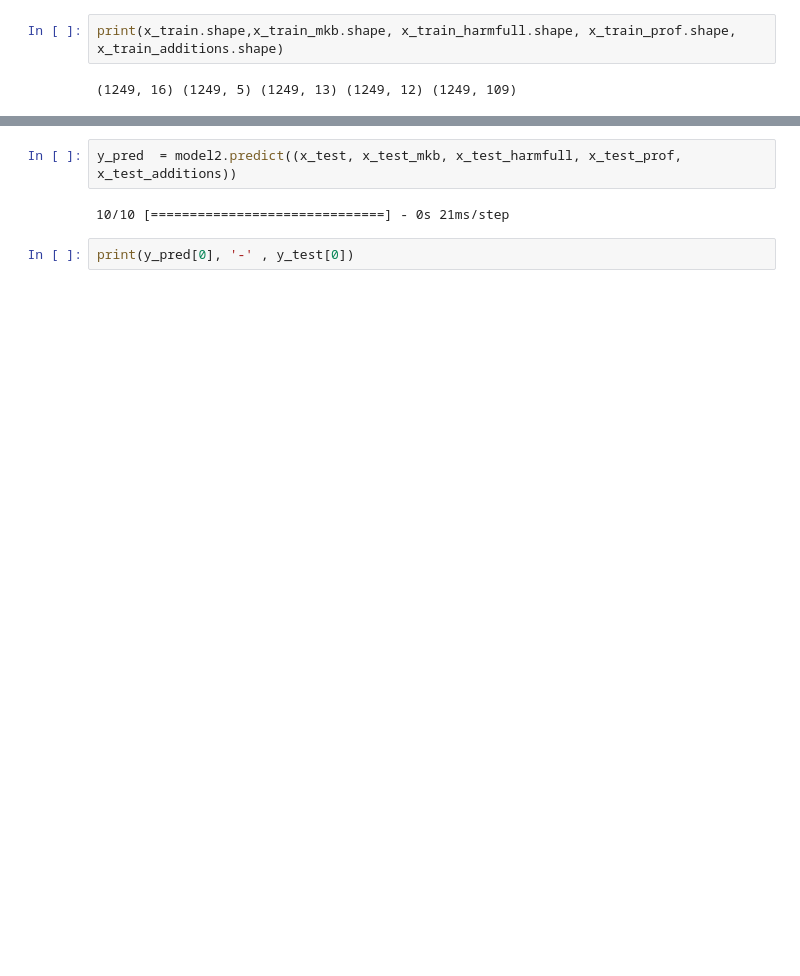
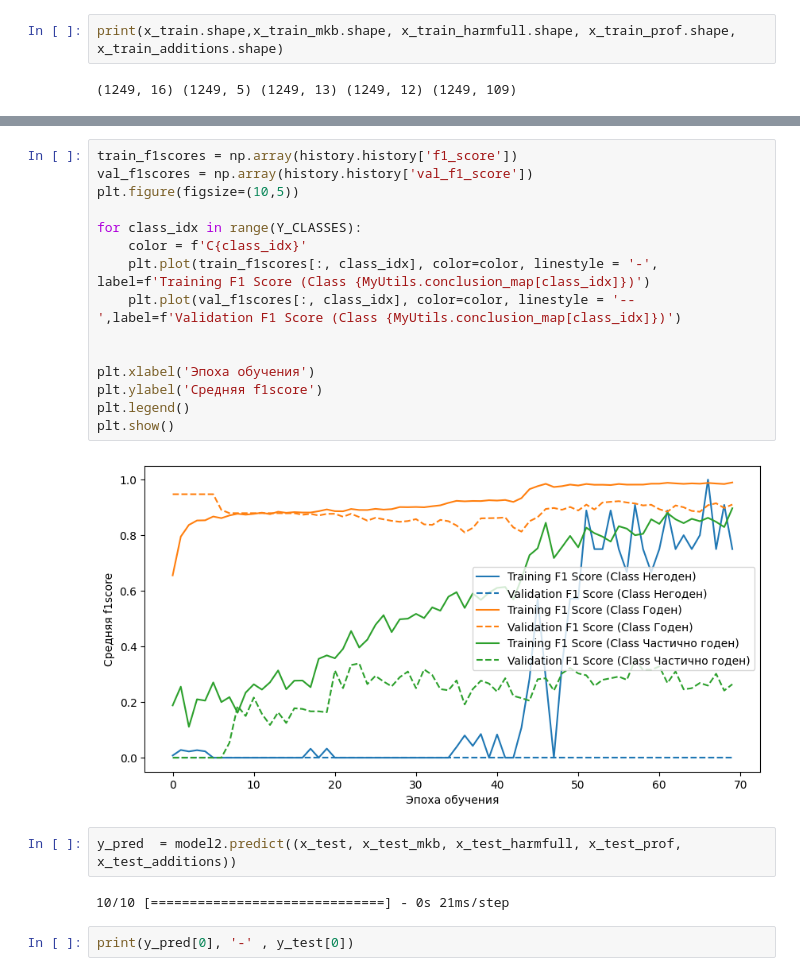
Before and after one commit to Untick/InspectrumClinic_RecSys, a Jupyter notebook: Paul Himyak/main_25_05.ipynb, the cells around one changed output, grey strips where cells are left out. Saved outputs shown, nothing was run; the diff lists cells and outputs as text; blank space fills up the shorter version.

```diff
--- a/Paul Himyak/main_25_05.ipynb
+++ b/Paul Himyak/main_25_05.ipynb
@@ -602,3 +576,20 @@ compare_sharp_loss(history, 10, 4)
+# %%
+train_f1scores = np.array(history.history['f1_score'])
+val_f1scores = np.array(history.history['val_f1_score'])
+plt.figure(figsize=(10,5))
+
+for class_idx in range(Y_CLASSES):
+    color = f'C{class_idx}'
+    plt.plot(train_f1scores[:, class_idx], color=color, linestyle = '-', label=f'Training F1 Score (Class {MyUtils.conclusion_map[class_idx]})')
+    plt.plot(val_f1scores[:, class_idx], color=color, linestyle = '--',label=f'Validation F1 Score (Class {MyUtils.conclusion_map[class_idx]})')
+
+
+plt.xlabel('Эпоха обучения')
+plt.ylabel('Средняя f1score')
+plt.legend()
+plt.show()
+# %% [output]
+[figure, added]
 # %%
 y_pred  = model2.predict((x_test, x_test_mkb, x_test_harmfull, x_test_prof, x_test_additions))
 # %% [output]
```
Also changed, not shown: parts of 22 cells of this notebook.
